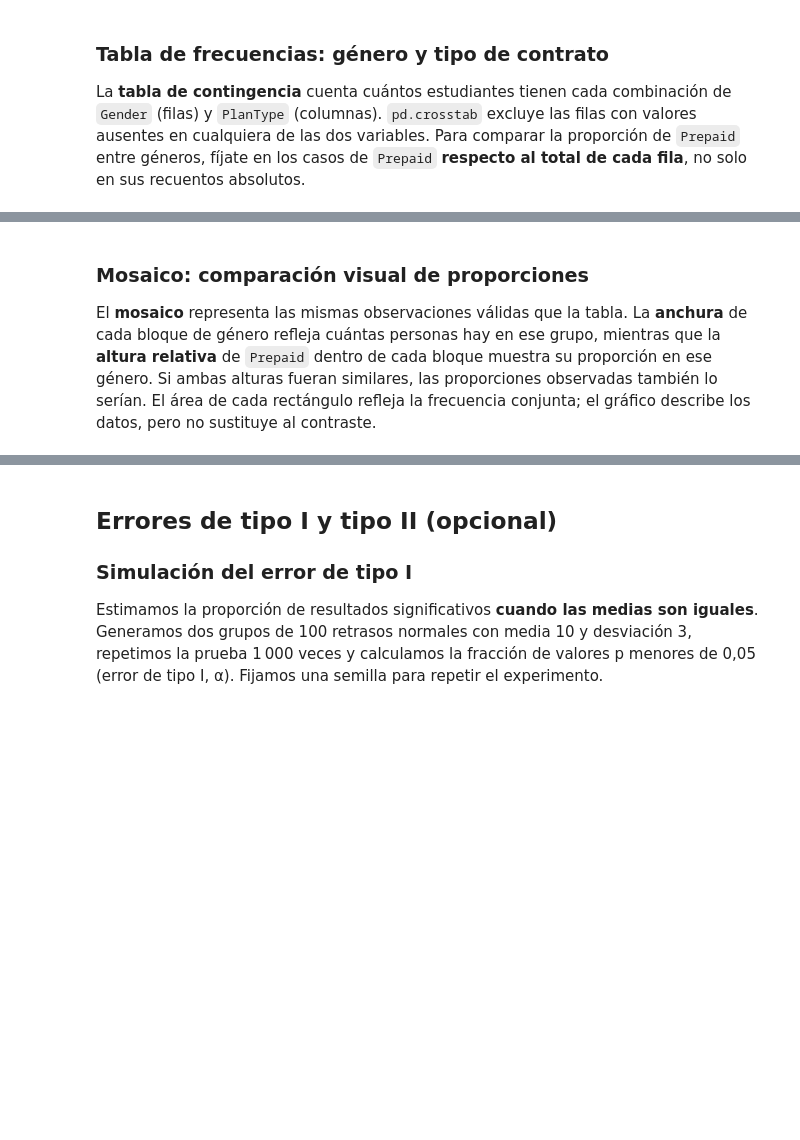
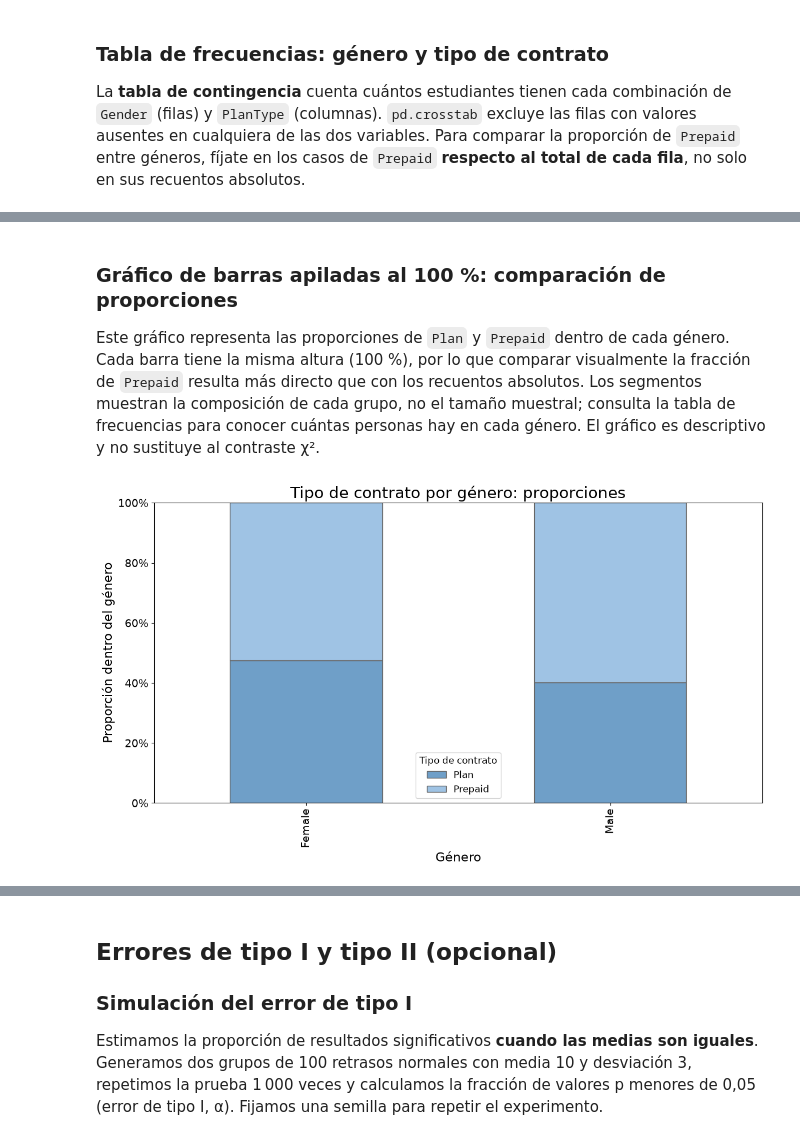
Before and after one commit to guiruha/LaSalle_Estadistica, a Jupyter notebook: sesiones/sesion2/s2_2.ipynb, the cells around one changed output, grey strips where cells are left out. Saved outputs shown, nothing was run; the diff lists cells and outputs as text; code cells hidden in the pictures; blank space fills up the shorter version.

```diff
--- a/sesiones/sesion2/s2_2.ipynb
+++ b/sesiones/sesion2/s2_2.ipynb
@@ -534,17 +657,25 @@ display(t1)  # Muestra los recuentos observados para comparar las proporciones.
 # %% [markdown]
-### Mosaico: comparación visual de proporciones
+### Gráfico de barras apiladas al 100 %: comparación de proporciones
 
-El **mosaico** representa las mismas observaciones válidas que la tabla. La **anchura** de cada bloque de género refleja cuántas personas hay en ese grupo, mientras que la **altura relativa** de `Prepaid` dentro de cada bloque muestra su proporción en ese género. Si ambas alturas fueran similares, las proporciones observadas también lo serían. El área de cada rectángulo refleja la frecuencia conjunta; el gráfico describe los datos, pero no sustituye al contraste.
+Este gráfico representa las proporciones de `Plan` y `Prepaid` dentro de cada género. Cada barra tiene la misma altura (100 %), por lo que comparar visualmente la fracción de `Prepaid` resulta más directo que con los recuentos absolutos. Los segmentos muestran la composición de cada grupo, no el tamaño muestral; consulta la tabla de frecuencias para conocer cuántas personas hay en cada género. El gráfico es descriptivo y no sustituye al contraste χ².
 # %%
-from statsmodels.graphics.mosaicplot import mosaic  # Importa la función para representar tablas de contingencia como mosaicos.
+# Calcula las proporciones dentro de cada género para que las barras sumen 100 %.
+proporciones_genero = t1.div(t1.sum(axis=1), axis=0)  # Divide cada recuento entre el total de su fila.
 
-fig, ax = plt.subplots(figsize=(16, 8))  # Crea una figura y un eje para el gráfico.
-mosaic(datos.dropna(subset=['Gender', 'PlanType']), ['Gender', 'PlanType'], ax=ax,  # Grafica las combinaciones de género y contrato, excluyendo filas incompletas.
-       properties=lambda grupo: {'facecolor': '#9fc3e4' if grupo[1] == 'Prepaid' else '#6f9fc8',  # Asigna un color distinto según el tipo de plan.
-                                 'edgecolor': '#666666', 'linewidth': 1.2})  # Define el borde de los rectángulos.
-ax.set_title('Género y tipo de contrato', fontsize=20)  # Añade un título que describe las variables.
-ax.tick_params(labelsize=14)  # Ajusta el tamaño de las etiquetas de los ejes.
-for etiqueta in ax.texts:  # Recorre los textos generados por la función de mosaico.
-    etiqueta.set_fontsize(14)  # Aumenta el tamaño de las etiquetas de las categorías.
-plt.show()  # Muestra el mosaico.
+fig, ax = plt.subplots(figsize=(12, 7))  # Crea una figura y un eje para las barras apiladas.
+proporciones_genero.plot(
+    kind='bar', stacked=True, ax=ax,
+    color=['#6f9fc8', '#9fc3e4'], edgecolor='#666666', linewidth=1.0
+)  # Representa la composición de contratos dentro de cada género.
+ax.set_title('Tipo de contrato por género: proporciones', fontsize=20)  # Añade un título descriptivo.
+ax.set_xlabel('Género', fontsize=16)  # Etiqueta el eje horizontal.
+ax.set_ylabel('Proporción dentro del género', fontsize=16)  # Indica que cada barra suma 1.
+ax.set_ylim(0, 1)  # Fija la escala desde 0 hasta 100 %.
+ax.set_yticks(np.linspace(0, 1, 6), [f'{valor:.0%}' for valor in np.linspace(0, 1, 6)])  # Muestra la escala como porcentajes.
+ax.legend(title='Tipo de contrato', fontsize=12, title_fontsize=12)  # Identifica los segmentos apilados.
+ax.tick_params(labelsize=14)  # Ajusta el tamaño de las etiquetas.
+plt.tight_layout()  # Evita que los textos y la leyenda se solapen.
+plt.show()  # Muestra el gráfico.
+# %% [output]
+[figure, added]
 # %% [markdown]
```
Also changed, not shown: parts of 83 cells of this notebook, 4 other files.
